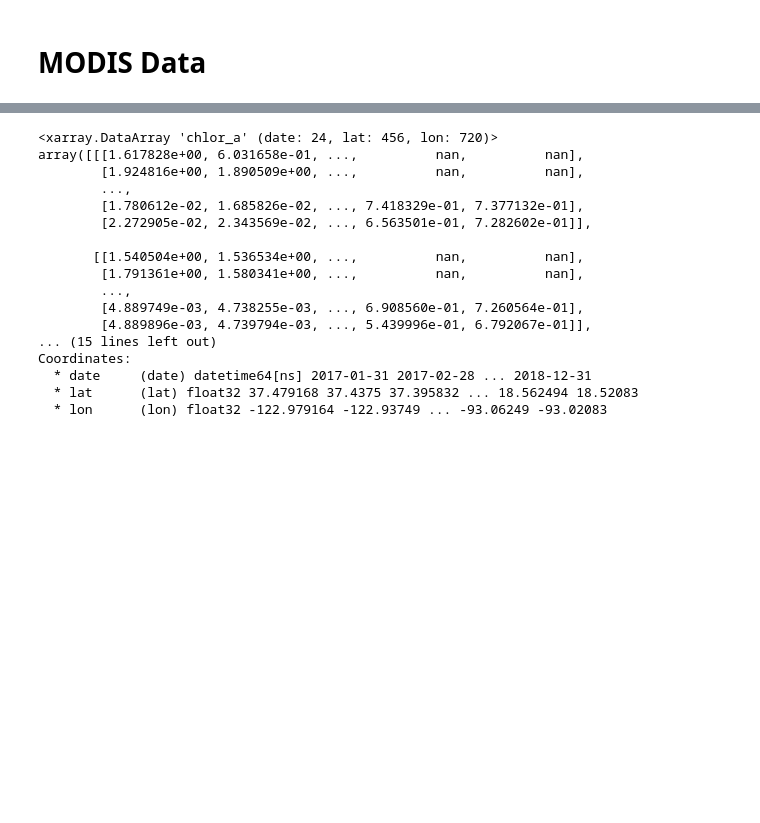
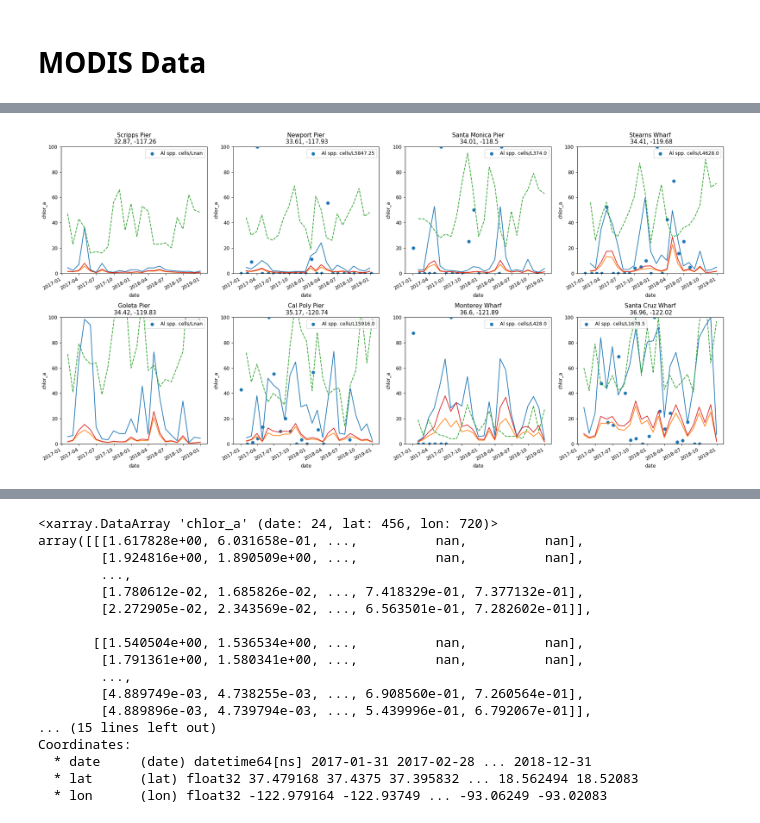
Before and after one commit to Guitlle/Marea-Roja-en-Guatemala, a Jupyter notebook: explorar-datos/SCOOS_explore_data.ipynb, the cells around one changed output, grey strips where cells are left out. Drawn from its saved outputs; the diff is of its cells as text; code cells hidden in the pictures; blank space fills up the shorter version.

```diff
--- a/explorar-datos/SCOOS_explore_data.ipynb
+++ b/explorar-datos/SCOOS_explore_data.ipynb
@@ -97,7 +97,8 @@ len(scoos.latitude.unique()), len(scoos.longitude.unique())
 # %% [output]
 (8, 8)
 # %%
-scoos.groupby(["latitude", "longitude", "location"]).apply(len)
+locations = scoos.groupby(["latitude", "longitude", "location"]).apply(len)
+locations
 # %% [output]
 latitude   longitude    location
 32.867000  -117.257000  Scripps Pier         664
@@ -212,4 +211,0 @@ subset = xa_Achl.sel(lat=slice(lat+0.08, lat-0.08), lon=slice(lon-0.08, lon+0.08
-# %%
-monthAmax = x.reduce(np.nanmax)
-monthAste = 2* x.reduce(np.nanstd) / np.sqrt(x.reduce(countNotNas, dim="date").groupby("date").sum(skipna="True"))
-monthAmean = x.reduce(np.nanmean)
@@ -232,0 +232,22 @@ monthAmean.plot()
+# %%
+mlp.rcParams["figure.figsize"] = (20,10)
+for i, row in locations.reset_index().iterrows():
+    lat, lon = (row.latitude, row.longitude)
+    plt.subplot(2, np.ceil(len(locations)/2), i+1)
+    x = xa_Achl.sel(lat=slice(lat+0.08, lat-0.08), lon=slice(lon-0.08, lon+0.08)).sortby("date").resample(date = "1M")
+    monthAmax = x.reduce(np.nanmax)
+    monthns = x.reduce(countNotNas, dim="date").groupby("date").sum(skipna="True")
+    monthAste = 2* x.reduce(np.nanstd) / np.sqrt(monthns)
+    monthAmean = x.reduce(np.nanmean)
+    monthAmax.plot()
+    monthAmean.plot()
+    monthns.plot(linestyle="--")
+    sctemp = scoos[(scoos.location==row.location) & (scoos["Date"]>pd.to_datetime("2017-01-01"))].groupby(["year", "month"]).agg({"date": "min", "Alexandrium spp. (cells/L)": "mean"})
+    plt.scatter(sctemp.date, 100*sctemp["Alexandrium spp. (cells/L)"]/sctemp["Alexandrium spp. (cells/L)"].max(), label="Al spp. cells/L{}".format(sctemp["Alexandrium spp. (cells/L)"].max()))
+    plt.legend()
+    plt.ylim((0,100))
+    (monthAste + monthAmean).plot()
+    plt.title(" {} \n {}, {}".format(row.location, np.round(lat, 2), np.round(lon, 2)))
+plt.tight_layout()
+# %% [output]
+[figure, added]
```
Also changed, not shown: parts of 10 cells of this notebook, 3 other files.
